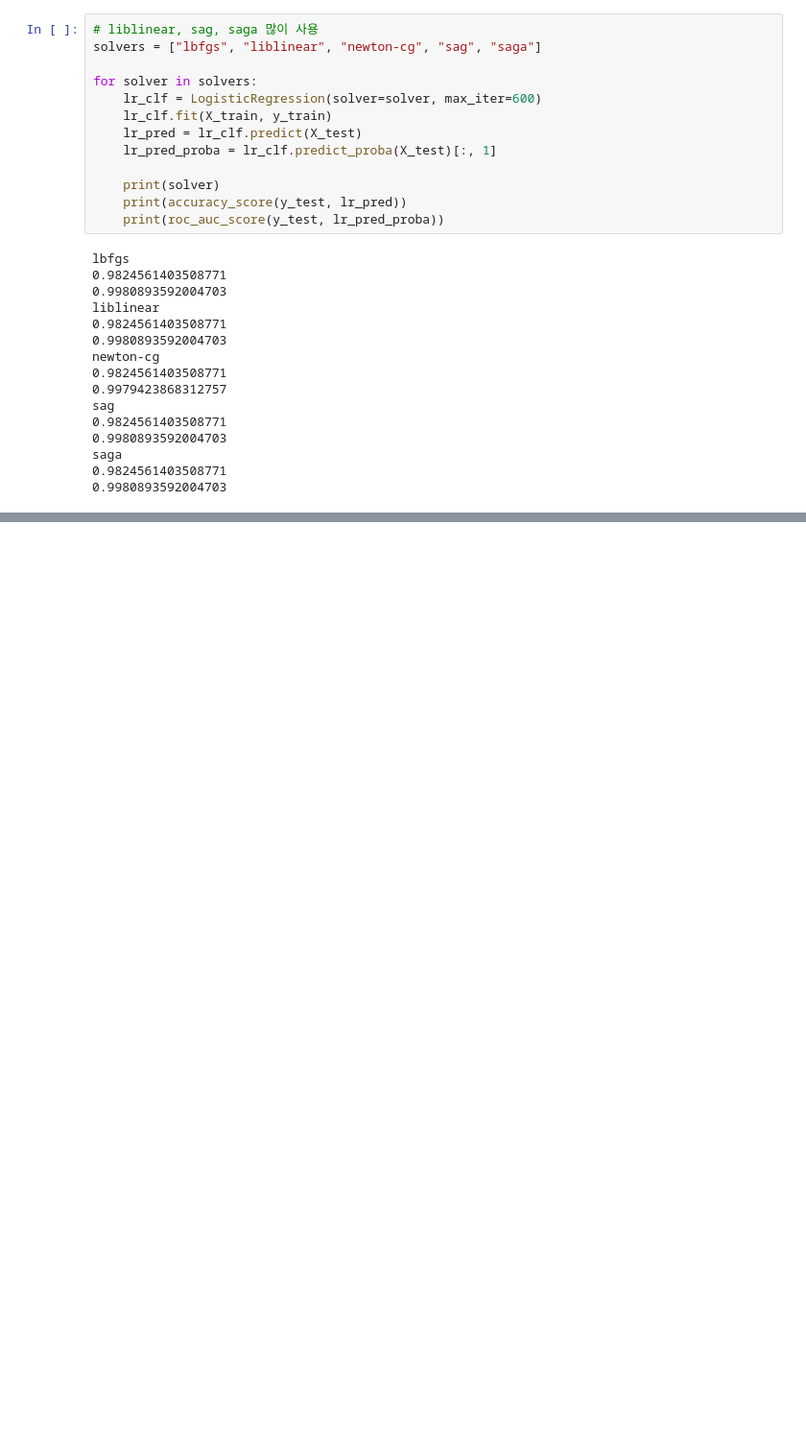
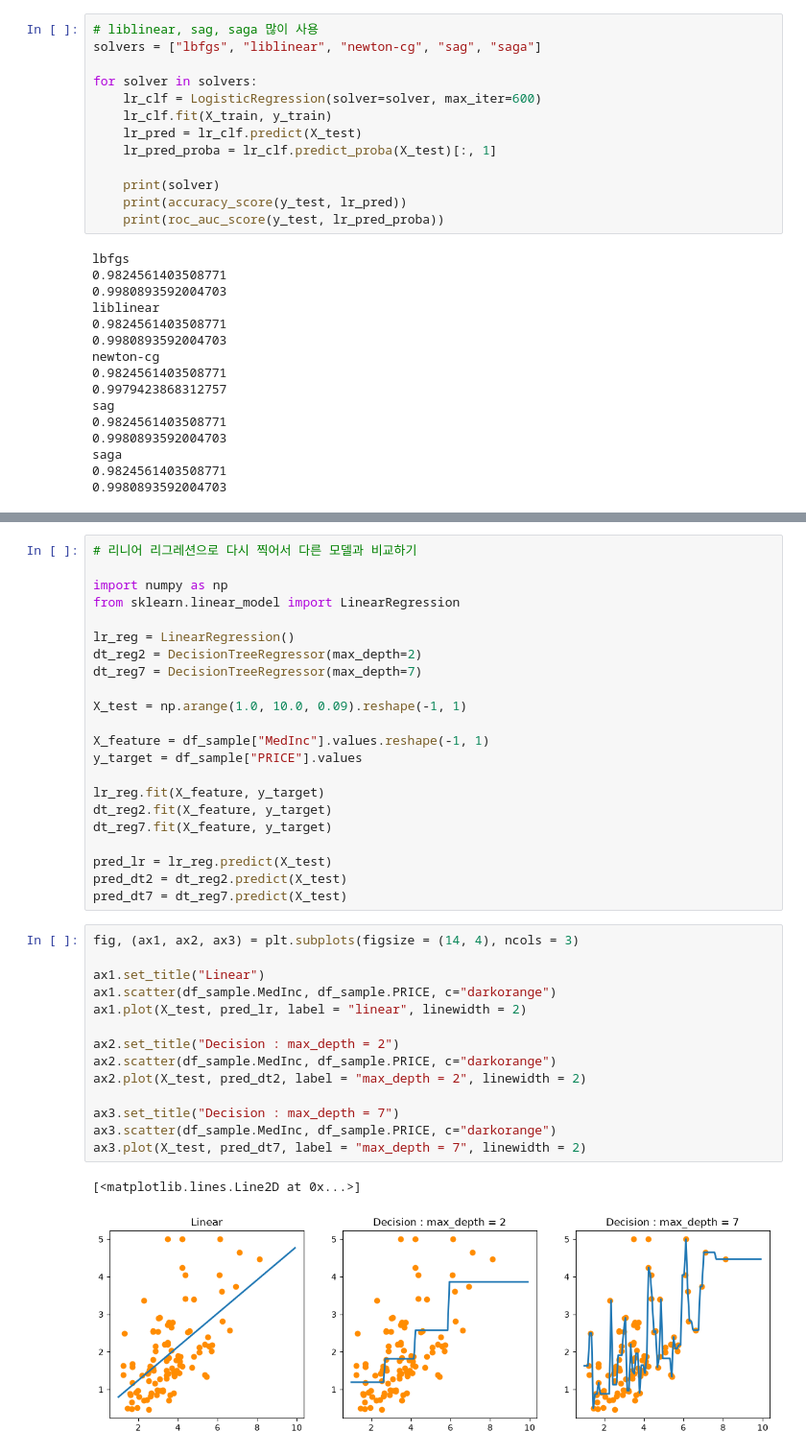
Before and after one commit to Doruco89/17-Machine-Learning, a Jupyter notebook: 05_회귀/5_2.ipynb, the cells around one changed output, grey strips where cells are left out. Shown at 96% size. Saved outputs shown, nothing was run; the diff lists cells and outputs as text; blank space fills up the shorter version.

```diff
--- a/05_회귀/5_2.ipynb
+++ b/05_회귀/5_2.ipynb
@@ -101,0 +200,39 @@ Traceback (most recent call last):
+# %%
+# 리니어 리그레션으로 다시 찍어서 다른 모델과 비교하기
+
+import numpy as np
+from sklearn.linear_model import LinearRegression
+
+lr_reg = LinearRegression()
+dt_reg2 = DecisionTreeRegressor(max_depth=2)
+dt_reg7 = DecisionTreeRegressor(max_depth=7)
+
+X_test = np.arange(1.0, 10.0, 0.09).reshape(-1, 1)
+
+X_feature = df_sample["MedInc"].values.reshape(-1, 1)
+y_target = df_sample["PRICE"].values
+
+lr_reg.fit(X_feature, y_target)
+dt_reg2.fit(X_feature, y_target)
+dt_reg7.fit(X_feature, y_target)
+
+pred_lr = lr_reg.predict(X_test)
+pred_dt2 = dt_reg2.predict(X_test)
+pred_dt7 = dt_reg7.predict(X_test)
+# %%
+fig, (ax1, ax2, ax3) = plt.subplots(figsize = (14, 4), ncols = 3)
+
+ax1.set_title("Linear")
+ax1.scatter(df_sample.MedInc, df_sample.PRICE, c="darkorange")
+ax1.plot(X_test, pred_lr, label = "linear", linewidth = 2)
+
+ax2.set_title("Decision : max_depth = 2")
+ax2.scatter(df_sample.MedInc, df_sample.PRICE, c="darkorange")
+ax2.plot(X_test, pred_dt2, label = "max_depth = 2", linewidth = 2)
+
+ax3.set_title("Decision : max_depth = 7")
+ax3.scatter(df_sample.MedInc, df_sample.PRICE, c="darkorange")
+ax3.plot(X_test, pred_dt7, label = "max_depth = 7", linewidth = 2)
+# %% [output]
+[<matplotlib.lines.Line2D at 0x...>]
+[figure, added]
```
Also changed, not shown: parts of 7 cells of this notebook, 2 other files.
